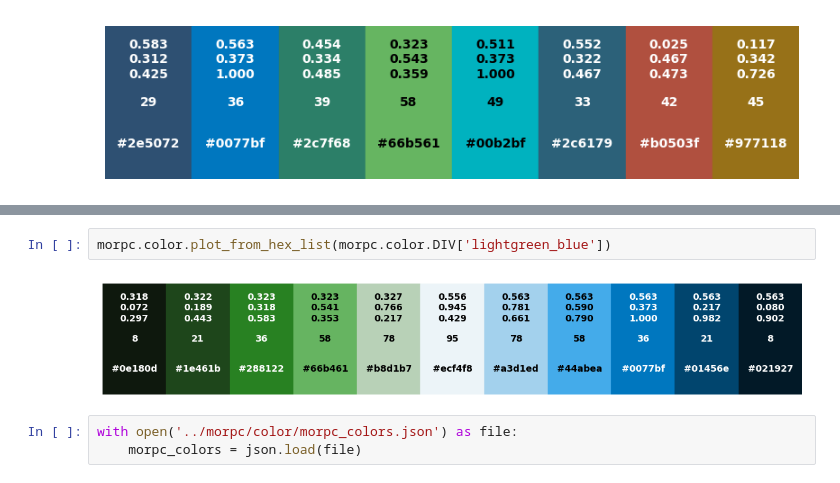
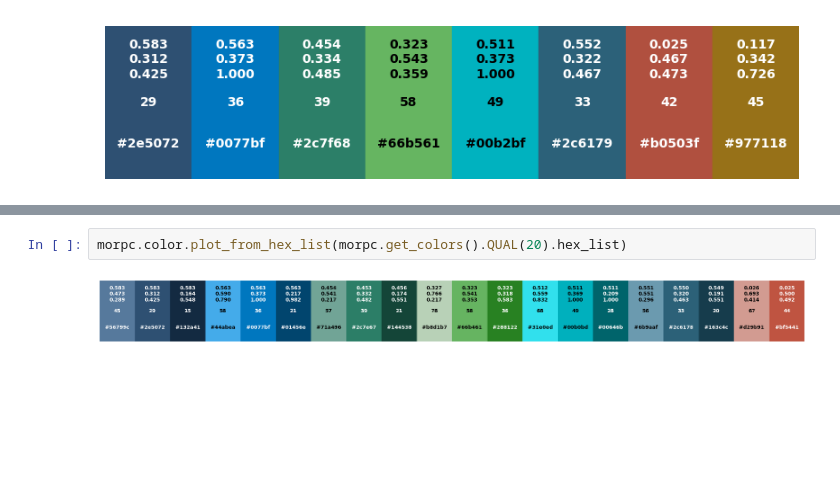
Before and after one commit to morpc/morpc-py, a Jupyter notebook: docs/morpc-color-demo.ipynb, the cells around one changed output, grey strips where cells are left out. Cells and saved outputs as stored; diff of their text form; blank space fills up the shorter version.

```diff
--- a/docs/morpc-color-demo.ipynb
+++ b/docs/morpc-color-demo.ipynb
@@ -45,7 +40,4 @@ morpc.color.plot_from_hex_list(morpc.color.DIV['rose_darkgreen'])
-# %%
-morpc.color.plot_from_hex_list(morpc.color.DIV['lightgreen_blue'])
-# %% [output]
-[figure, removed]
 # %%
-with open('../morpc/color/morpc_colors.json') as file:
-    morpc_colors = json.load(file)
+morpc.color.plot_from_hex_list(morpc.get_colors().QUAL(20).hex_list)
+# %% [output]
+[figure, added]
```
Also changed, not shown: parts of 14 cells of this notebook, 1 other file.
